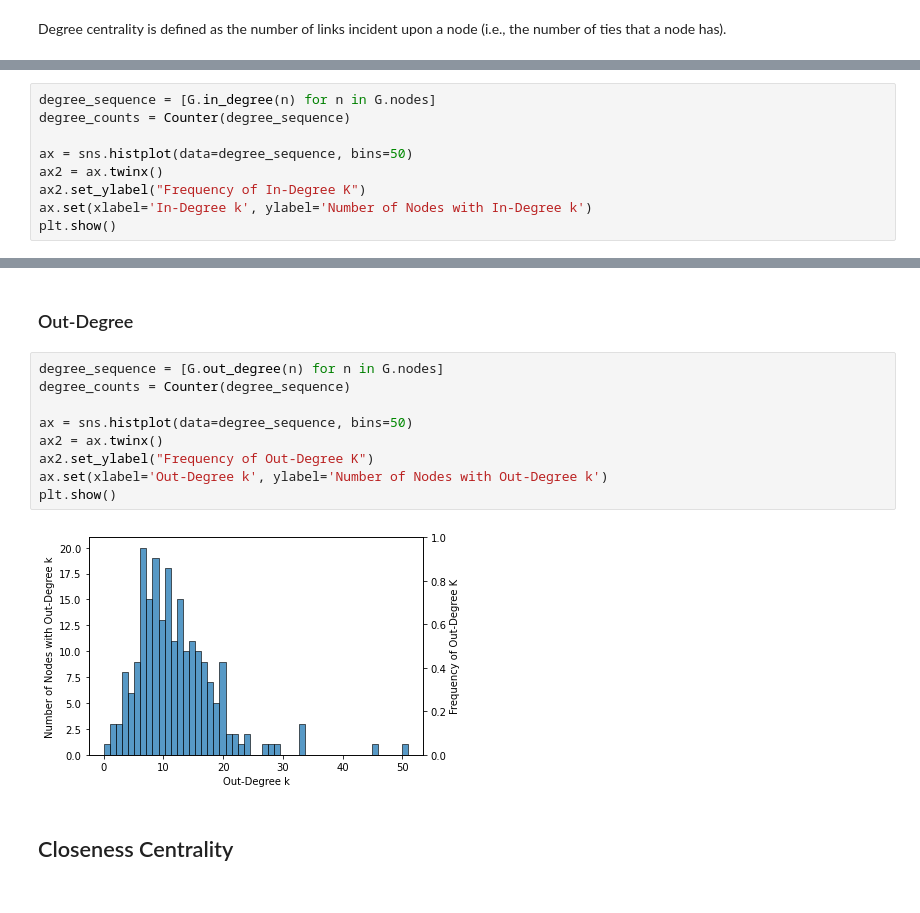
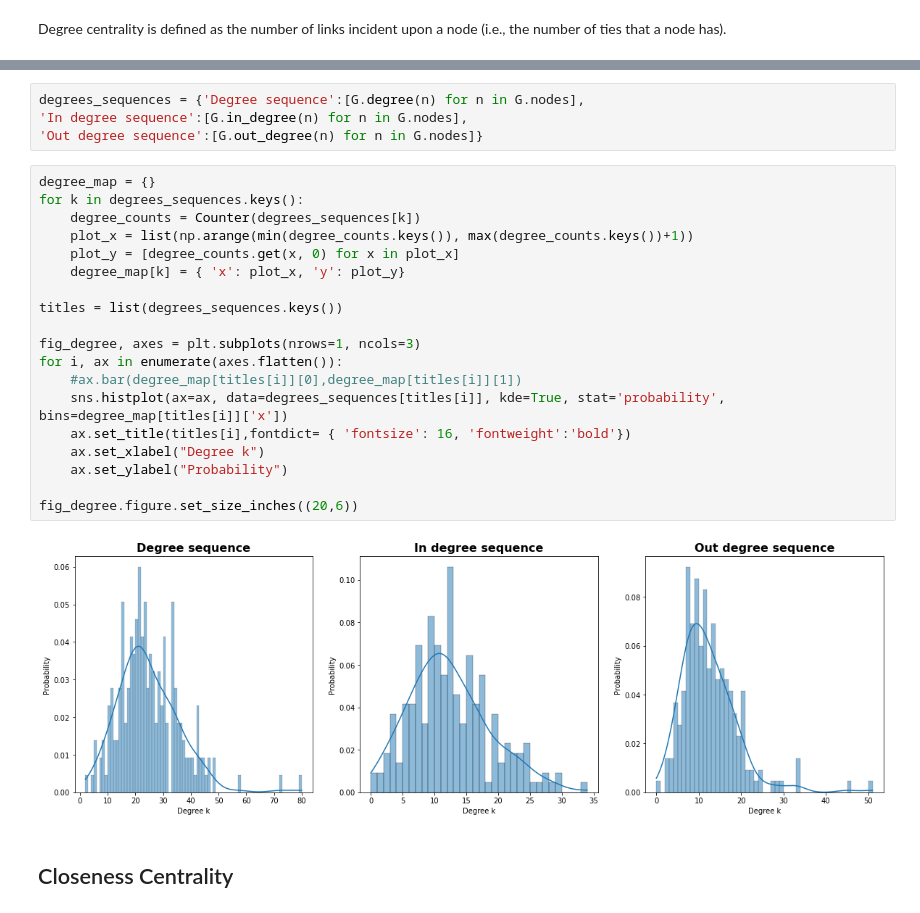
Before and after one commit to danielegerbaldo/Complex-Networks-Analysis-Project, a Jupyter notebook: CNA_Section_3_Centrality_Measures.ipynb, the cells around one changed output, grey strips where cells are left out. Drawn from its saved outputs; the diff is of its cells as text.

```diff
--- a/CNA_Section_3_Centrality_Measures.ipynb
+++ b/CNA_Section_3_Centrality_Measures.ipynb
@@ -44,9 +30,0 @@ plt.show()
-# %%
-degree_sequence = [G.in_degree(n) for n in G.nodes]
-degree_counts = Counter(degree_sequence)
-
-ax = sns.histplot(data=degree_sequence, bins=50)
-ax2 = ax.twinx()
-ax2.set_ylabel("Frequency of In-Degree K")
-ax.set(xlabel='In-Degree k', ylabel='Number of Nodes with In-Degree k')
-plt.show()
@@ -55,16 +31,28 @@ plt.show()
-# %% [markdown]
-### Out-Degree
-# %%
-degree_sequence = [G.out_degree(n) for n in G.nodes]
-degree_counts = Counter(degree_sequence)
-
-ax = sns.histplot(data=degree_sequence, bins=50)
-ax2 = ax.twinx()
-ax2.set_ylabel("Frequency of Out-Degree K")
-ax.set(xlabel='Out-Degree k', ylabel='Number of Nodes with Out-Degree k')
-plt.show()
-# %% [output]
-[figure, removed]
+# %%
+degrees_sequences = {'Degree sequence':[G.degree(n) for n in G.nodes],
+'In degree sequence':[G.in_degree(n) for n in G.nodes],
+'Out degree sequence':[G.out_degree(n) for n in G.nodes]}
+# %%
+degree_map = {}
+for k in degrees_sequences.keys():
+    degree_counts = Counter(degrees_sequences[k])
+    plot_x = list(np.arange(min(degree_counts.keys()), max(degree_counts.keys())+1))
+    plot_y = [degree_counts.get(x, 0) for x in plot_x]
+    degree_map[k] = { 'x': plot_x, 'y': plot_y}
+
+titles = list(degrees_sequences.keys())
+
+fig_degree, axes = plt.subplots(nrows=1, ncols=3)
+for i, ax in enumerate(axes.flatten()):
+    #ax.bar(degree_map[titles[i]][0],degree_map[titles[i]][1])
+    sns.histplot(ax=ax, data=degrees_sequences[titles[i]], kde=True, stat='probability', bins=degree_map[titles[i]]['x'])
+    ax.set_title(titles[i],fontdict= { 'fontsize': 16, 'fontweight':'bold'})
+    ax.set_xlabel("Degree k")
+    ax.set_ylabel("Probability")
+
+fig_degree.figure.set_size_inches((20,6))
+# %% [output]
+[figure, added]
 # %% [markdown]
 ## Closeness Centrality
 # %% [markdown]
```
Also changed, not shown: parts of 9 cells of this notebook, 1 other file.
